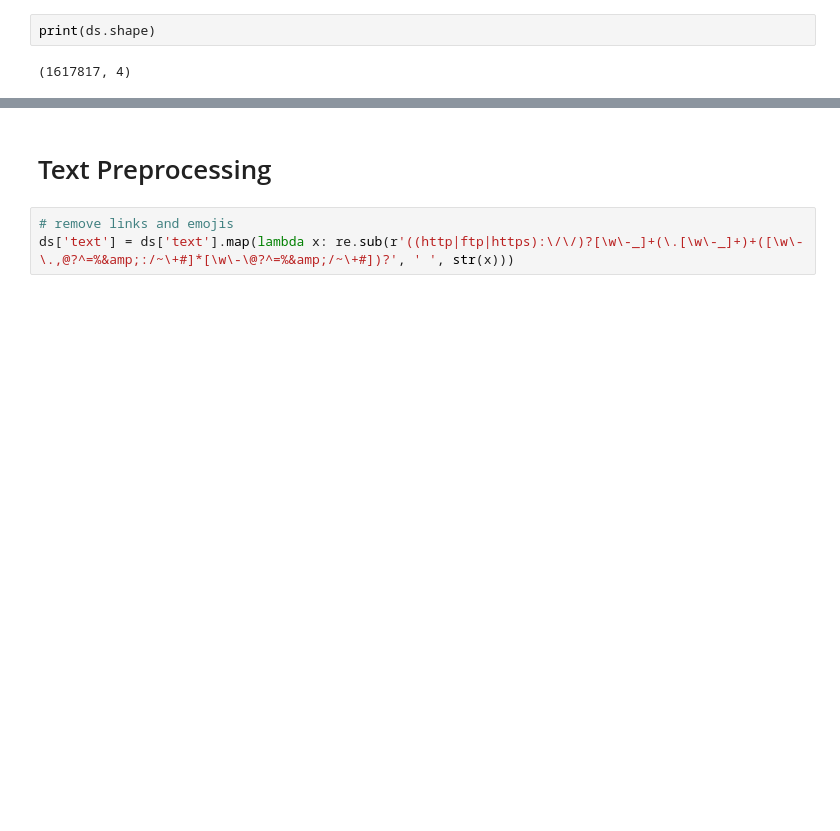
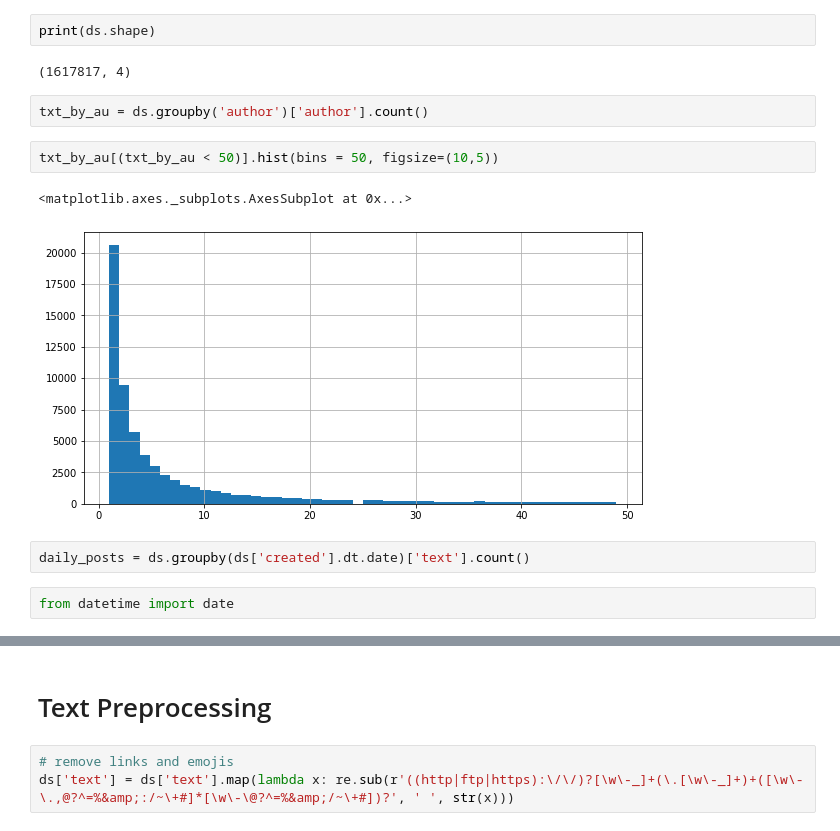
Before and after one commit to bearsun/insight_code, a Jupyter notebook: notebooks/Wk2_mvp.ipynb, the cells around one changed output, grey strips where cells are left out. Drawn from its saved outputs; the diff is of its cells as text; blank space fills up the shorter version.

```diff
--- a/notebooks/Wk2_mvp.ipynb
+++ b/notebooks/Wk2_mvp.ipynb
@@ -113,3 +129,14 @@ ds = pd.concat([ds_sub[['author', 'flair', 'title', 'created']].rename(columns =
 print(ds.shape)
 # %% [output]
 (1617817, 4)
+# %%
+txt_by_au = ds.groupby('author')['author'].count()
+# %%
+txt_by_au[(txt_by_au < 50)].hist(bins = 50, figsize=(10,5))
+# %% [output]
+<matplotlib.axes._subplots.AxesSubplot at 0x...>
+[figure, added]
+# %%
+daily_posts = ds.groupby(ds['created'].dt.date)['text'].count()
+# %%
+from datetime import date
```
Also changed, not shown: parts of 24 cells of this notebook.
